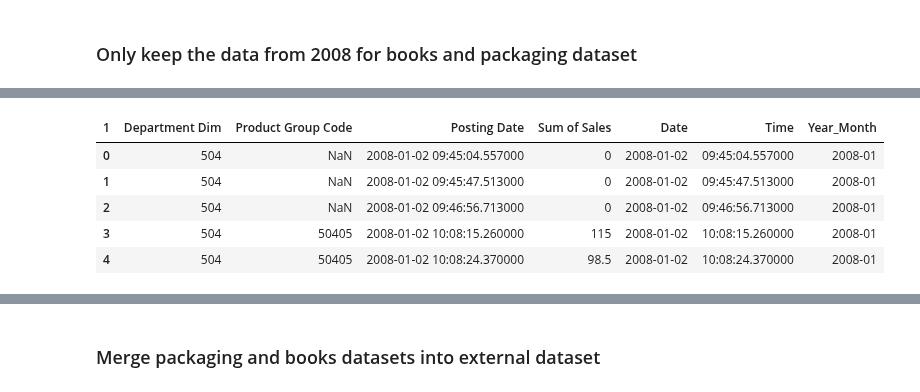
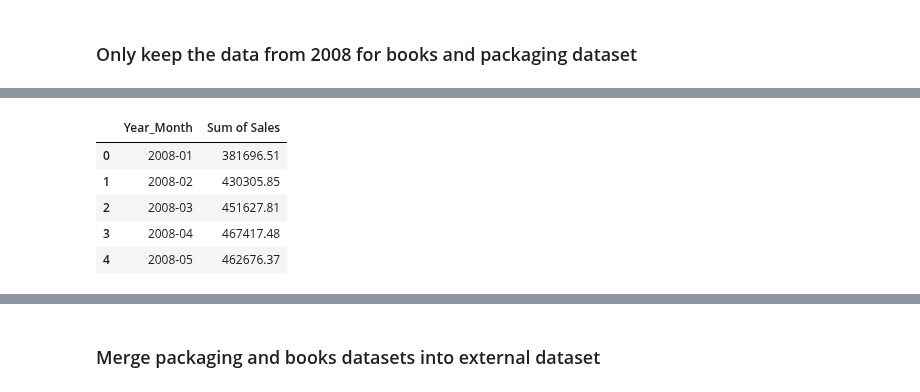
Before and after one commit to rnair7163/LabelMaster_Sales_Forecasting, a Jupyter notebook: data_prep.ipynb, the cells around one changed output, grey strips where cells are left out. Cells and saved outputs as stored; diff of their text form; code cells hidden in the pictures.

```diff
--- a/data_prep.ipynb
+++ b/data_prep.ipynb
@@ -128,3 +146,7 @@ packaging
 # %%
 # Saving packagin data for future use
 # packaging.to_csv('Packaging_data.csv')
+# %%
+packaging_agg = packaging.groupby('Year_Month').agg({'Sum of Sales': 'sum'})
+packaging_agg = packaging_agg.reset_index(drop= False)
+packaging_agg
@@ -175,11 +234,11 @@ books.loc[books["Year_Month"] == "2008-01"].head(1)
 # %%
-books_updated = books.drop(books.index[0:54501])
-books_updated = books_updated.reset_index(drop=True)
-books_updated.head()
+packaging_updated = packaging_agg.drop(packaging_agg.index[0:177])
+packaging_updated = packaging_updated.reset_index(drop=True)
+packaging_updated.head()
 # %% [output]
-| 1 | Department Dim | Product Group Code | Posting Date | Sum of Sales | Date | Time | Year_Month |
-| 0 | 504 | NaN | 2008-01-02 09:45:04.557000 | 0 | 2008-01-02 | 09:45:04.557000 | 2008-01 |
-| 1 | 504 | NaN | 2008-01-02 09:45:47.513000 | 0 | 2008-01-02 | 09:45:47.513000 | 2008-01 |
-| 2 | 504 | NaN | 2008-01-02 09:46:56.713000 | 0 | 2008-01-02 | 09:46:56.713000 | 2008-01 |
-| 3 | 504 | 50405 | 2008-01-02 10:08:15.260000 | 115 | 2008-01-02 | 10:08:15.260000 | 2008-01 |
-| 4 | 504 | 50405 | 2008-01-02 10:08:24.370000 | 98.5 | 2008-01-02 | 10:08:24.370000 | 2008-01 |
+|  | Year_Month | Sum of Sales |
+| 0 | 2008-01 | 381696.51 |
+| 1 | 2008-02 | 430305.85 |
+| 2 | 2008-03 | 451627.81 |
+| 3 | 2008-04 | 467417.48 |
+| 4 | 2008-05 | 462676.37 |
```
Also changed, not shown: parts of 14 cells of this notebook.
